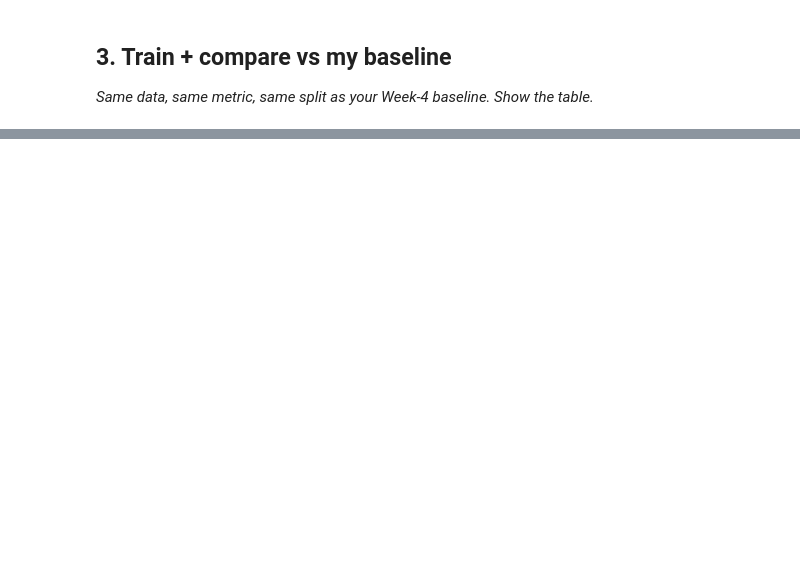
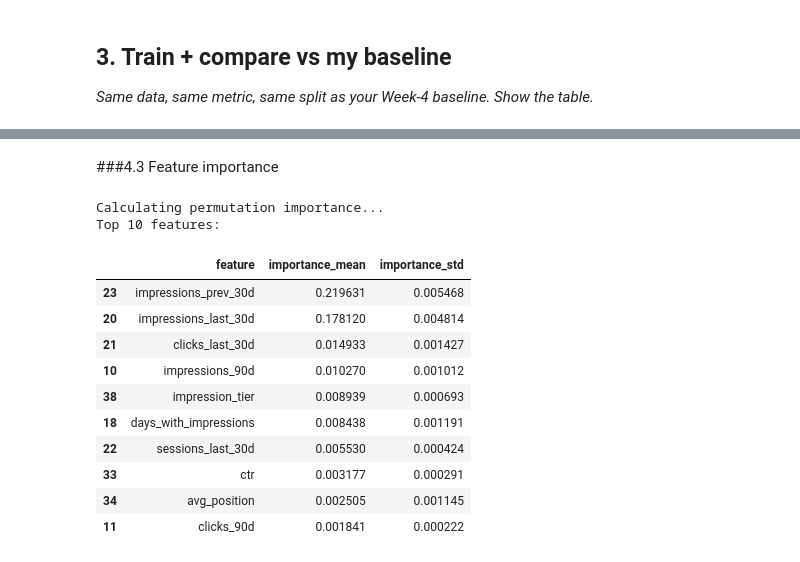
Before and after one commit to nihedzaoui/flyrank-ml-internship, a Jupyter notebook: w05_model.ipynb, the cells around one changed output, grey strips where cells are left out. Cells and saved outputs as stored; diff of their text form; code cells hidden in the pictures; blank space fills up the shorter version.

```diff
--- a/w05_model.ipynb
+++ b/w05_model.ipynb
@@ -48,0 +723,46 @@ Before you submit, confirm each line honestly:
+# %% [markdown]
+###4.3 Feature importance
+# %%
+from sklearn.inspection import permutation_importance
+
+# ============================================
+# Permutation importance
+# ============================================
+
+print("Calculating permutation importance...")
+
+perm_result = permutation_importance(
+    rf_model,
+    X_test,
+    y_test,
+    scoring="roc_auc",
+    n_repeats=5,
+    random_state=42,
+    n_jobs=-1
+)
+
+importance_df = pd.DataFrame({
+    "feature": X_test.columns,
+    "importance_mean": perm_result.importances_mean,
+    "importance_std": perm_result.importances_std
+}).sort_values(
+    "importance_mean",
+    ascending=False
+)
+
+print("Top 10 features:")
+display(importance_df.head(10))
+# %% [output]
+Calculating permutation importance...
+Top 10 features:
+|  | feature | importance_mean | importance_std |
+| 23 | impressions_prev_30d | 0.219631 | 0.005468 |
+| 20 | impressions_last_30d | 0.178120 | 0.004814 |
+| 21 | clicks_last_30d | 0.014933 | 0.001427 |
+| 10 | impressions_90d | 0.010270 | 0.001012 |
+| 38 | impression_tier | 0.008939 | 0.000693 |
+| 18 | days_with_impressions | 0.008438 | 0.001191 |
+| 22 | sessions_last_30d | 0.005530 | 0.000424 |
+| 33 | ctr | 0.003177 | 0.000291 |
+| 34 | avg_position | 0.002505 | 0.001145 |
+| 11 | clicks_90d | 0.001841 | 0.000222 |
```
Also changed, not shown: parts of 43 cells of this notebook.
